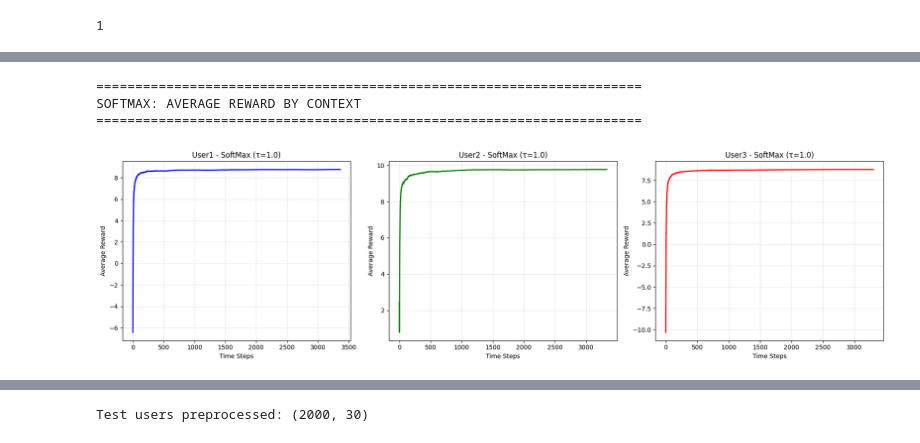
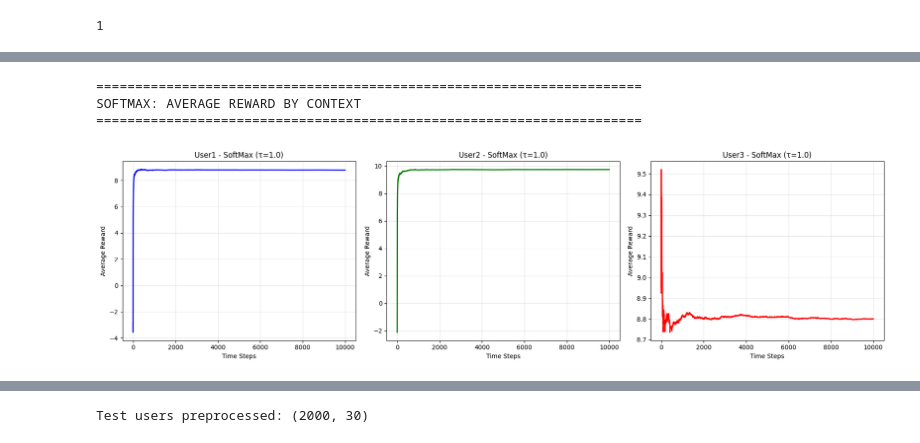
Before and after one commit to Aarav6790/lab3-contextual-bandit, a Jupyter notebook: lab3_results_U20230092.ipynb, the cells around one changed output, grey strips where cells are left out. Saved outputs shown, nothing was run; the diff lists cells and outputs as text; code cells hidden in the pictures.

```diff
--- a/lab3_results_U20230092.ipynb
+++ b/lab3_results_U20230092.ipynb
@@ -343,16 +343,16 @@ def train_ucb_per_context(c, T=10000):
     N = {ctx: np.zeros(n_arms) for ctx in contexts}
 
     for t in range(1, T + 1):
-        context = random.choice(contexts)
-        arm = ucb(context, c, Q, N, t)
+        for context in contexts:
+            arm = ucb(context, c, Q, N, t)
 
-        global_arm = get_arm_index(context, news_categories[arm])
-        reward = reward_sampler.sample(global_arm)
+            global_arm = get_arm_index(context, news_categories[arm])
+            reward = reward_sampler.sample(global_arm)
 
-        N[context][arm] += 1
-        Q[context][arm] += (reward - Q[context][arm]) / N[context][arm]
+            N[context][arm] += 1
+            Q[context][arm] += (reward - Q[context][arm]) / N[context][arm]
 
-        context_rewards[context].append(reward)
+            context_rewards[context].append(reward)
 
     # Calculate cumulative average for each context
     avg_rewards_per_context = {}
@@ -452,47 +451,47 @@ def train_softmax_per_context(tau=1.0, T=10000):
     N = {ctx: np.zeros(n_arms) for ctx in contexts}
 
     for t in range(T):
-        context = random.choice(contexts)
-        arm = softmax(context, tau, Q)
+        for context in contexts:
+            arm = softmax(context, tau, Q)
 
-        global_arm = get_arm_index(context, news_categories[arm])
-        reward = reward_sampler.sample(global_arm)
+            global_arm = get_arm_index(context, news_categories[arm])
+            reward = reward_sampler.sample(global_arm)
 
-        N[context][arm] += 1
-        Q[context][arm] += (reward - Q[context][arm]) / N[context][arm]
+            N[context][arm] += 1
+            Q[context][arm] += (reward - Q[context][arm]) / N[context][arm]
 
-        context_rewards[context].append(reward)
+            context_rewards[context].append(reward)
 
     avg_rewards_per_context = {}
     for context in contexts:
         rewards = context_rewards[context]
         if len(rewards) > 0:
             avg_rewards_per_context[context] = np.cumsum(rewards) / np.arange(1, len(rewards) + 1)
         else:
             avg_rewards_per_context[context] = []
 
     return avg_rewards_per_context, Q, N
 
 context_rewards_softmax, _, _ = train_softmax_per_context(tau)
 
 fig, axes = plt.subplots(1, 3, figsize=(18, 5))
 colors = {'User1': 'blue', 'User2': 'green', 'User3': 'red'}
 
 for idx, context in enumerate(contexts):
     if len(context_rewards_softmax[context]) > 0:
         axes[idx].plot(context_rewards_softmax[context], color=colors[context], linewidth=2)
         axes[idx].set_xlabel('Time Steps')
         axes[idx].set_ylabel('Average Reward')
         axes[idx].set_title(f'{context} - SoftMax (τ={tau})')
         axes[idx].grid(True, alpha=0.3)
 
 plt.tight_layout()
 plt.show()
 # %% [output]
 ======================================================================
 SOFTMAX: AVERAGE REWARD BY CONTEXT
 ======================================================================
-[figure, old version]
+[figure, new version]
 # %%
 
 best_eps = max(epsilon_results, key=lambda k: epsilon_results[k][-1])
```
Also changed, not shown: parts of 9 cells of this notebook.
